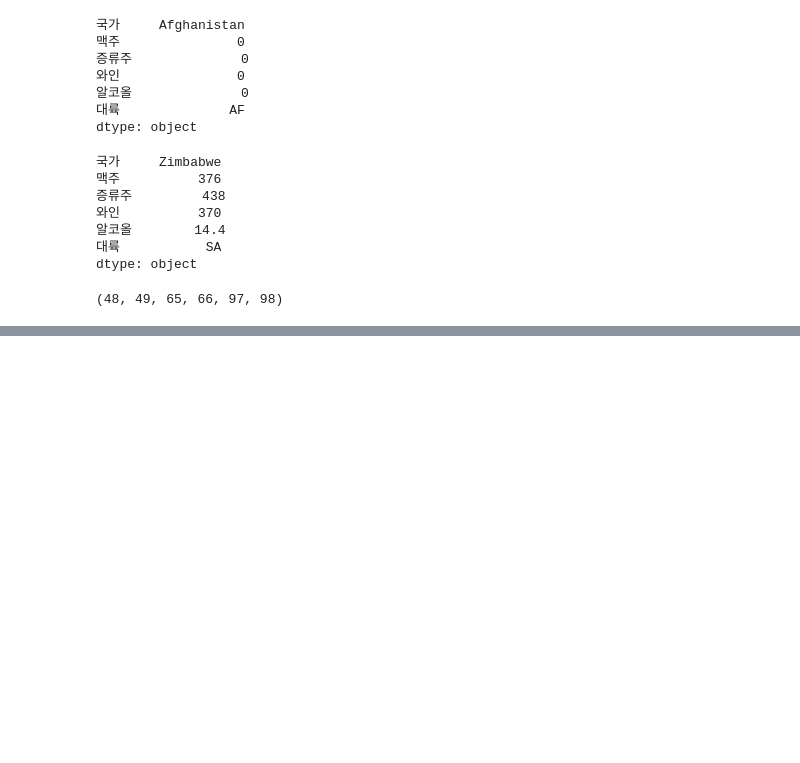
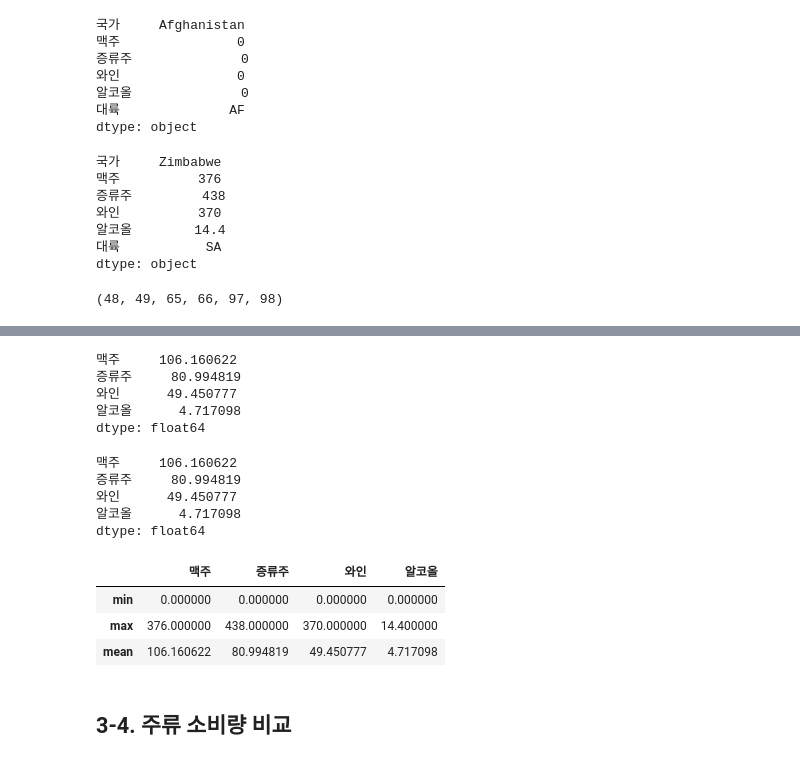
Before and after one commit to orizay/free-fonts, a Jupyter notebook: 데이터_분석_실기_2.ipynb, the cells around one changed output, grey strips where cells are left out. Drawn from its saved outputs; the diff is of its cells as text; code cells hidden in the pictures; blank space fills up the shorter version.

```diff
--- a/데이터_분석_실기_2.ipynb
+++ b/데이터_분석_실기_2.ipynb
@@ -437,0 +439,27 @@ ord('0'), ord('1'), ord('A'), ord('B'), ord('a'), ord('b')
+# %%
+#[2-21] df2의 각 컬럼별 평균을 구해 보자
+df2.apply('mean')
+# %% [output]
+맥주     106.160622
+증류주     80.994819
+와인      49.450777
+알코올      4.717098
+dtype: float64
+# %%
+df2.mean()
+# %% [output]
+맥주     106.160622
+증류주     80.994819
+와인      49.450777
+알코올      4.717098
+dtype: float64
+# %%
+#[2-22] df2의 최솟값,최대,평균값을 구해보자
+df2.apply(['min', 'max', 'mean'])
+# %% [output]
+|  | 맥주 | 증류주 | 와인 | 알코올 |
+| min | 0.000000 | 0.000000 | 0.000000 | 0.000000 |
+| max | 376.000000 | 438.000000 | 370.000000 | 14.400000 |
+| mean | 106.160622 | 80.994819 | 49.450777 | 4.717098 |
+# %% [markdown]
+## 3-4. 주류 소비량 비교
```
Also changed, not shown: parts of 8 cells of this notebook.
